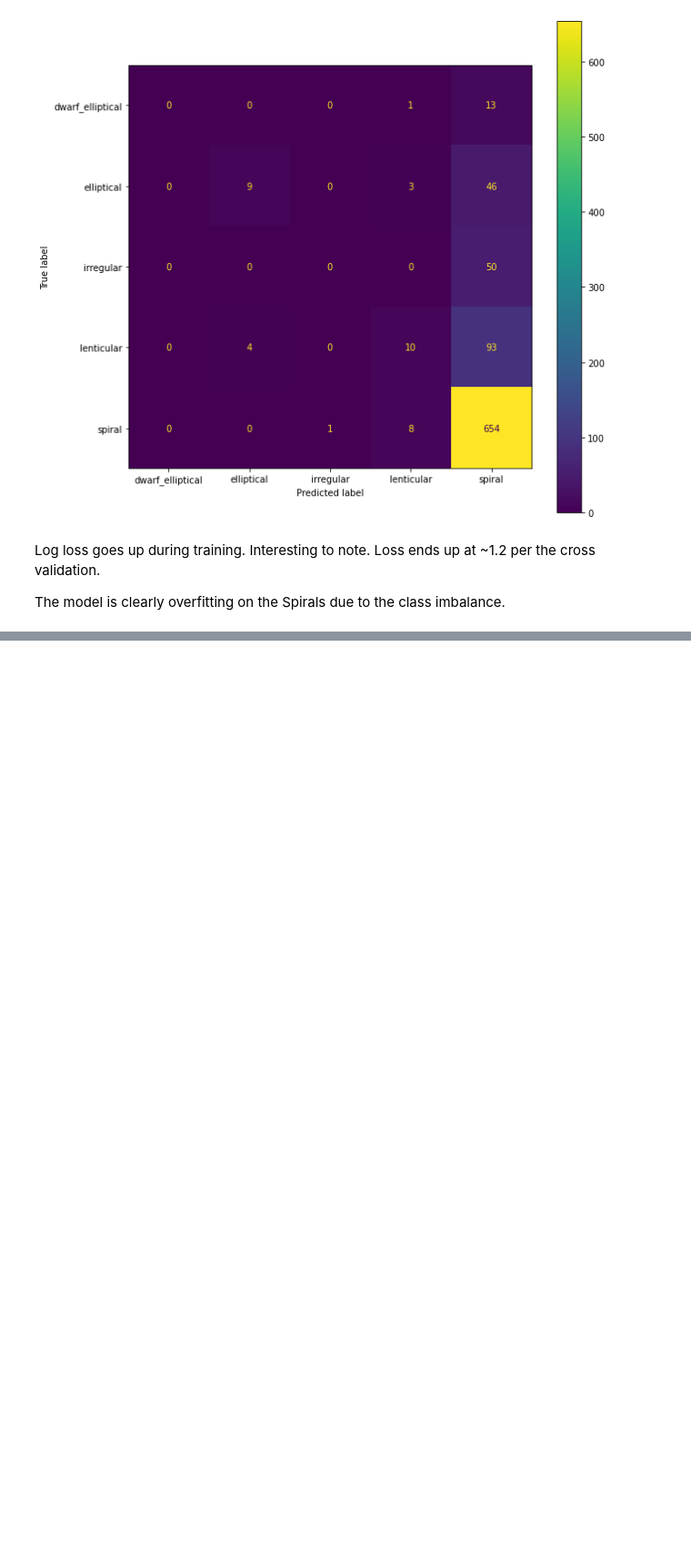
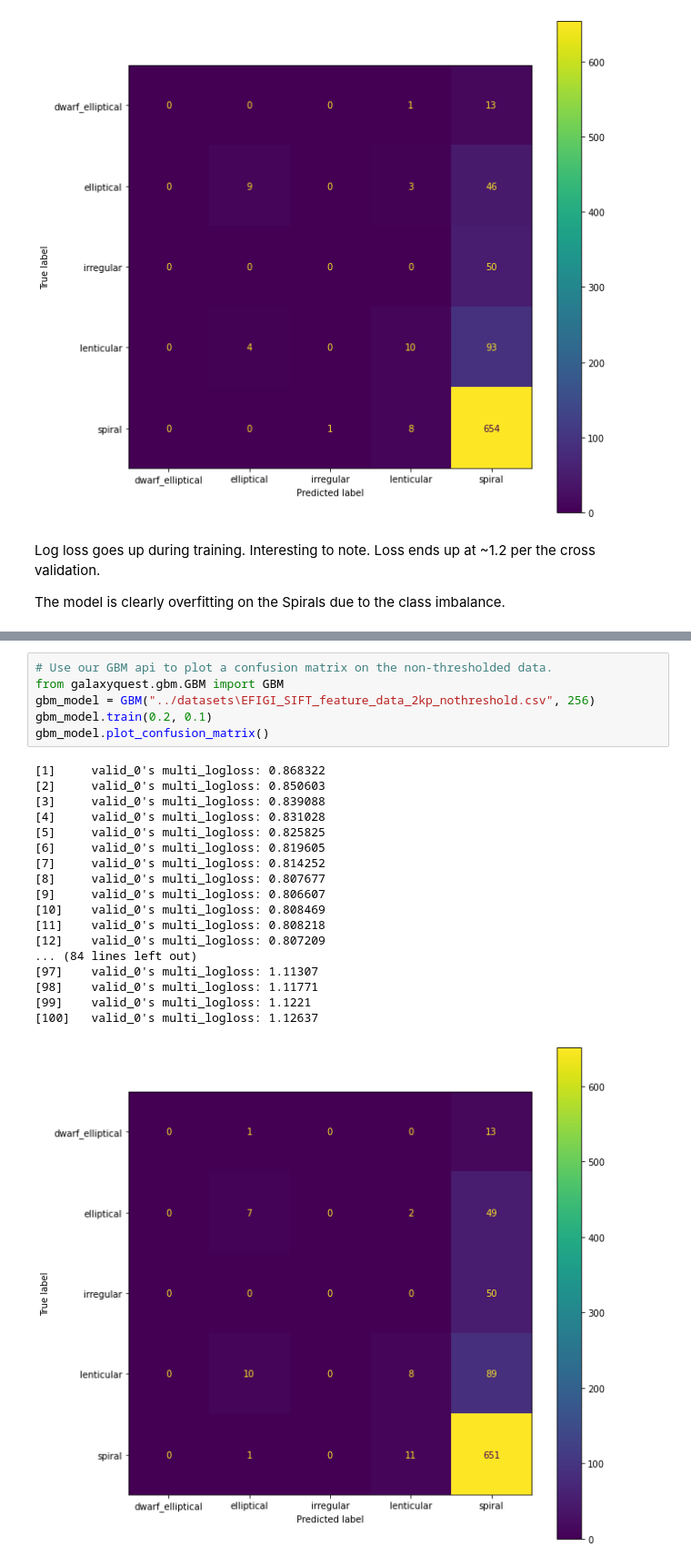
Before and after one commit to frankmaayn/galaxy_computer_vision_with_EFIGI_data, a Jupyter notebook: Notebooks/GBM Evaluation.ipynb, the cells around one changed output, grey strips where cells are left out. Shown: that part at 91% size. Drawn from its saved outputs; the diff is of its cells as text; blank space fills up the shorter version.

Commit message:
Evaluate model on extracted features from thresholded images

```diff
--- a/Notebooks/GBM Evaluation.ipynb
+++ b/Notebooks/GBM Evaluation.ipynb
@@ -45,0 +57,25 @@ The model is clearly overfitting on the Spirals due to the class imbalance.
+# %%
+# Use our GBM api to plot a confusion matrix on the non-thresholded data.
+from galaxyquest.gbm.GBM import GBM
+gbm_model = GBM("../datasets\EFIGI_SIFT_feature_data_2kp_nothreshold.csv", 256)
+gbm_model.train(0.2, 0.1)
+gbm_model.plot_confusion_matrix()
+# %% [output]
+[1]     valid_0's multi_logloss: 0.868322
+[2]     valid_0's multi_logloss: 0.850603
+[3]     valid_0's multi_logloss: 0.839088
+[4]     valid_0's multi_logloss: 0.831028
+[5]     valid_0's multi_logloss: 0.825825
+[6]     valid_0's multi_logloss: 0.819605
+[7]     valid_0's multi_logloss: 0.814252
+[8]     valid_0's multi_logloss: 0.807677
+[9]     valid_0's multi_logloss: 0.806607
+[10]    valid_0's multi_logloss: 0.808469
+[11]    valid_0's multi_logloss: 0.808218
+[12]    valid_0's multi_logloss: 0.807209
+... (84 lines left out)
+[97]    valid_0's multi_logloss: 1.11307
+[98]    valid_0's multi_logloss: 1.11771
+[99]    valid_0's multi_logloss: 1.1221
+[100]   valid_0's multi_logloss: 1.12637
+[figure, added]
```
Also changed, not shown: parts of 1 cell of this notebook, 2 other files.
